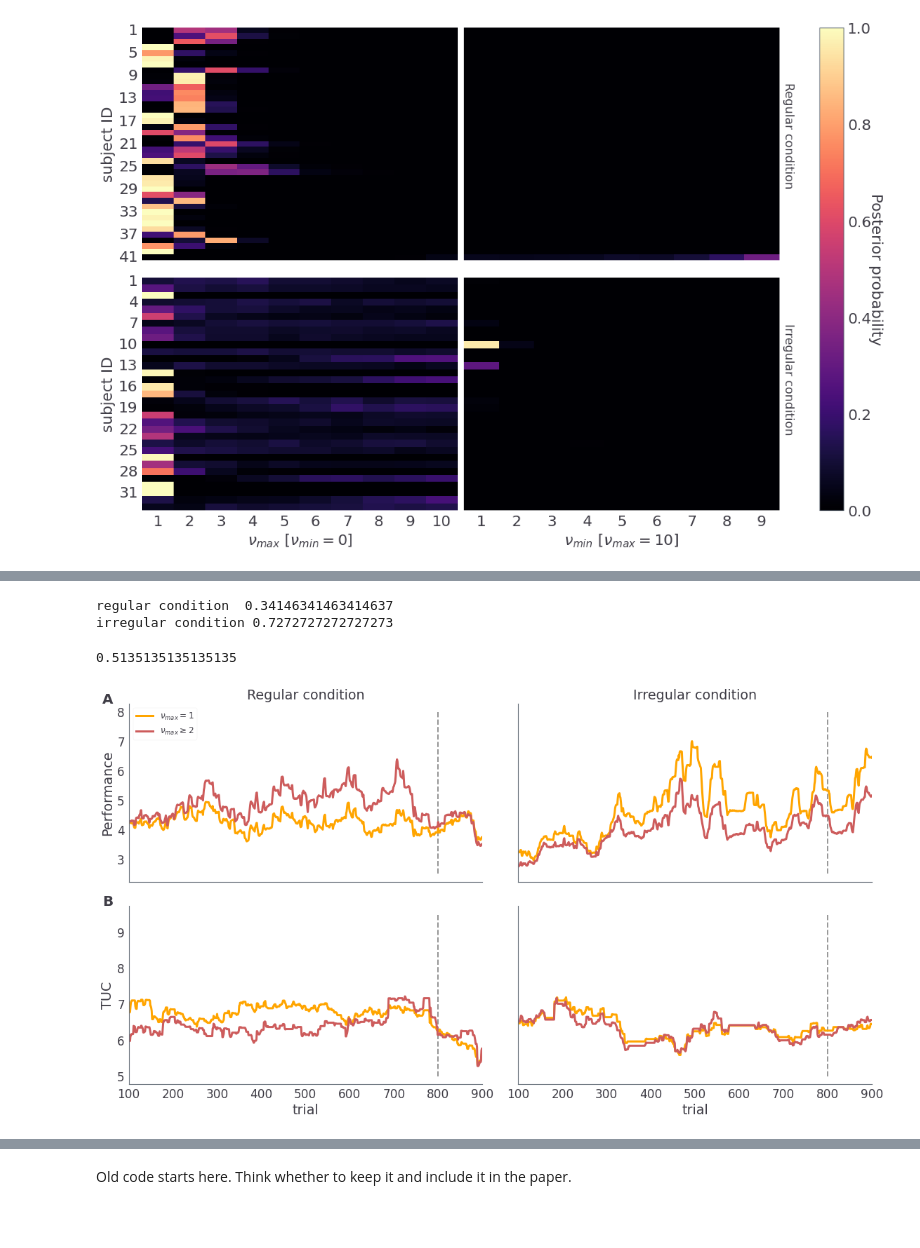
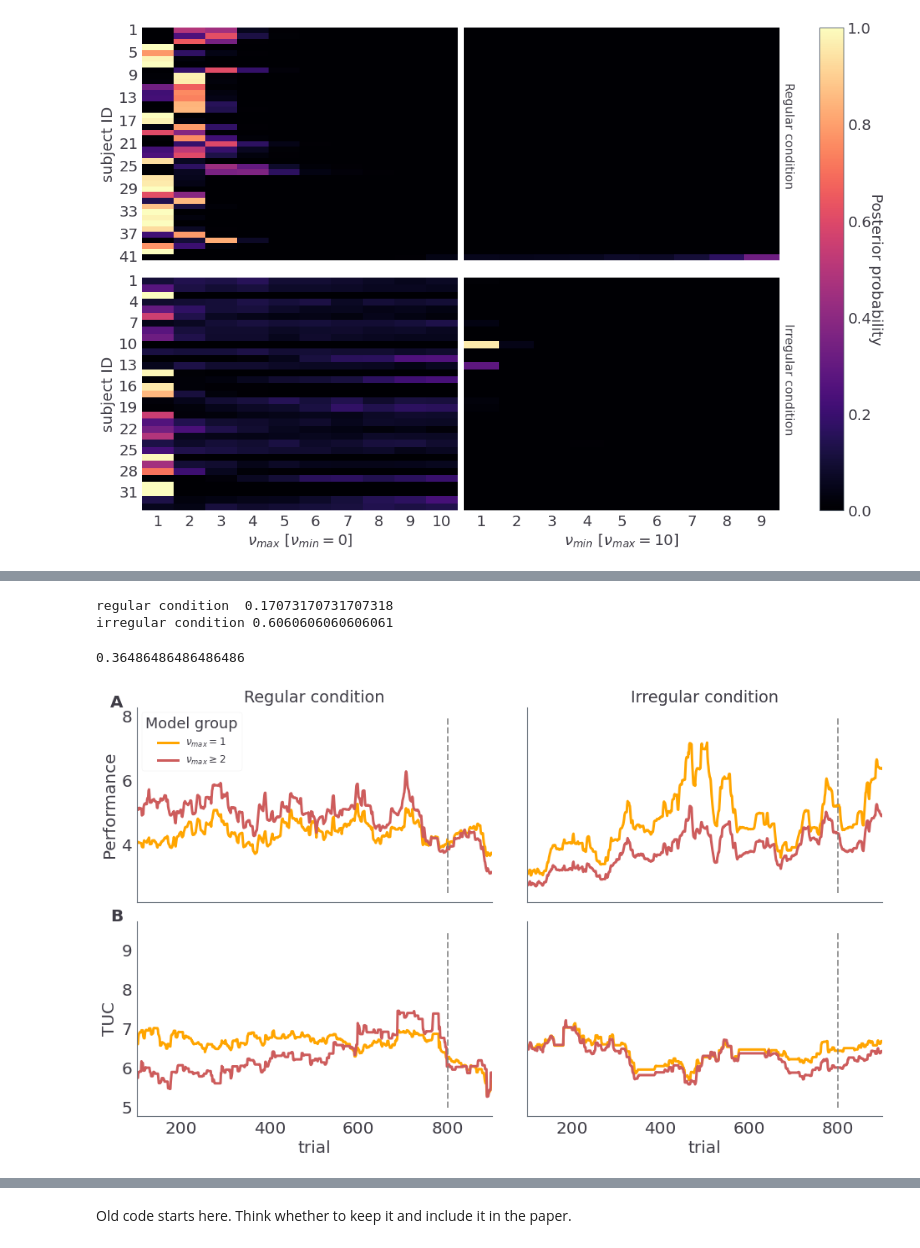
Before and after one commit to dimarkov/pybefit, a Jupyter notebook: examples/temporal_rev_learn/plot_behavioural_data.ipynb, the cells around one changed output, grey strips where cells are left out. Drawn from its saved outputs; the diff is of its cells as text; code cells hidden in the pictures; blank space fills up the shorter version.

```diff
--- a/examples/temporal_rev_learn/plot_behavioural_data.ipynb
+++ b/examples/temporal_rev_learn/plot_behavioural_data.ipynb
@@ -186,14 +177,0 @@ fig.savefig('Fig3.pdf', transparent=True, dpi=300)
-# %%
-import glob
-waics = {}
-samples = {}
-for filename in sorted(glob.glob('fit_waic_sample/fit_waic_sample_minf*.*')):
-    fits = np.load(filename, allow_pickle=True)
-    m = int(filename.split('_')[-1].split('.')[0].split('f')[-1])
-    print(m, filename)
-    waics[m] = fits['waic']
-    samples[m] = fits['samples'].item()
-
-waic_array = np.zeros((len(waics), nsub))
-for m in sorted(waics.keys()):
-    waic_array[m-1] = waics[m]
@@ -220,4 +178,4 @@ for m in sorted(waics.keys()):
 # %%
-fits = np.load('fit_waic_sample/dynpref_fit_sample_mixture.npz', allow_pickle=True)
+fits = np.load('fit_waic_sample/fit_sample_mixture_gamma1_pref_0.npz', allow_pickle=True)
 samples_mixture = fits['samples'].item()
 # %%
@@ -338,22 +274,24 @@ cbar.ax.set_ylabel('Posterior probability', rotation=-90, labelpad=20);
 n_reg = np.sum(probs[cond[0]].argmax(-1) > 0)
 print('regular condition ', n_reg / ns_reg)
 
-n_irr = np.sum(probs_red[cond[1]].argmax(-1) > 0)
+n_irr = np.sum(probs[cond[1]].argmax(-1) > 0)
 print('irregular condition', n_irr / ns_irr)
 (n_reg + n_irr)/nsub
 # %% [output]
-regular condition  0.34146341463414637
-irregular condition 0.7272727272727273
+regular condition  0.17073170731707318
+irregular condition 0.6060606060606061
-0.5135135135135135
+0.36486486486486486
 # %%
-jtplot.style(theme='grade3', context='paper', fscale=1.6, grid=False)
+ws = 201
+locs1 = probs.argmax(-1) == 0
+locs2 = probs.argmax(-1) >= 1
 
-ws = 201
-locs1 = probs_red.argmax(-1) == 0
-locs2 = probs_red.argmax(-1) >= 1
-locs3 = probs_red.argmax(-1) == 2
+fig, axes = plt.subplots(2, 2, figsize=(16, 9), sharex=True, sharey='row',
+                         gridspec_kw={
+                            'wspace': 0.1,
+                            'hspace': 0.1
+                         })
 
-fig, axes = plt.subplots(2, 2, figsize=(16, 9), sharex=True, sharey='row')
 trials = np.arange(101, 901)
 
 states = []
@@ -368,6 +306,8 @@ tuc = trials_until_correct(np.nan_to_num(correct_choices_data).T, states, τ=3)
 rolling_tuc = running_mean(tuc, ws=ws)
 rolling_perf = performance(correct_choices_data, ws=ws)
 
+##############################################################################################
+
 regs = cond[0]
 irrs = cond[1]
 rp1 = rolling_perf[regs][locs1[regs], :].T
@@ -375,59 +315,49 @@ axes[0, 0].plot(trials, rp1.mean(-1), color='orange', lw=3, label=r'$\nu_{max}=1
 
 rp11 = rolling_perf[regs][locs2[regs], :].T
 axes[0, 0].plot(trials, rp11.mean(-1), color='indianred', lw=3, label=r'$\nu_{max}\geq 2$');
-
-# rp12 = rolling_perf[regs][locs3[regs], :].T
-# axes[0, 0].plot(trials, rp12.mean(-1), color='c', lw=3, label=r'$\nu_{min}\geq 1$');
+##############################################################################################
 
 rp2 = rolling_perf[irrs][locs1[irrs], :].T
 axes[0, 1].plot(trials, rp2.mean(-1), color='orange', lw=3, label=r'$\nu_{max}=1$');
 
 rp21 = rolling_perf[irrs][locs2[irrs], :].T
 axes[0, 1].plot(trials, rp21.mean(-1), color='indianred', lw=3, label=r'$\nu_{max}\geq 2$');
-
-# rp22 = rolling_perf[irrs][locs3[irrs], :].T
-# axes[0, 1].plot(trials, rp22.mean(-1), color='c', lw=3, label=r'$\nu_{min}\geq 1$');
+##############################################################################################
 
 rl1 = rolling_tuc[regs][locs1[regs], :].T
 axes[1, 0].plot(trials, rl1.mean(-1), color='orange', lw=3, label=r'$\nu_{max}=1$');
 
 rl11 = rolling_tuc[regs][locs2[regs], :].T
 axes[1, 0].plot(trials, rl11.mean(-1), color='indianred', lw=3, label=r'$\nu_{max}\geq 2$');
-
-# rl12 = rolling_tuc[regs][locs3[regs], :].T
-# axes[1, 0].plot(trials, rl12.mean(-1), color='c', lw=3, label=r'$\nu_{max}>1$');
+##############################################################################################
 
 rl2 = rolling_tuc[irrs][locs1[irrs], :].T
 axes[1, 1].plot(trials, rl2.mean(-1), color='orange', lw=3, label=r'$\nu_{max}=1$');
 
 rl21 = rolling_tuc[irrs][locs2[irrs], :].T
 axes[1, 1].plot(trials, rl21.mean(-1), color='indianred', lw=3, label=r'$\nu_{max}\qeg 2$');
-
-# rl22 = rolling_tuc[irrs][locs3[irrs], :].T
-# axes[1, 1].plot(trials, rl22.mean(-1), color='c', lw=3, label=r'$\nu_{max}>1$');
+##############################################################################################
 
 for i in range(2):
     axes[0, i].vlines(800, 2.5, 8, color='gray', linestyle='--', lw=2, alpha=.8)
     axes[1, i].vlines(800, 5, 9.5, color='gray', linestyle='--', lw=2, alpha=.8)
 
-# axes[0, 1].legend(loc=2, title='Model');
-axes[0, 0].legend(loc=2, fontsize=12)
+axes[0, 0].legend(loc=2, title='Model group', fontsize=12)
 
 axes[0, 0].set_ylabel('Performance');
 axes[1, 0].set_ylabel('TUC');
 axes[0, 0].set_title('Regular condition')
 axes[0, 1].set_title('Irregular condition')
 axes[1, 0].set_xlabel('trial')
 axes[1, 1].set_xlabel('trial')
 axes[1, 1].set_xlim([100, 900])
 
 for i in range(2):
     axes[i, 0].text(-.075, 1., string.ascii_uppercase[i], transform=axes[i, 0].transAxes, size=20, weight='bold')
 
-fig.tight_layout()
 sns.despine(fig)
 # fig.savefig('Fig8.pdf', transparent=True, dpi=300)
 # %% [output]
-[figure, old version]
+[figure, new version]
 # %%
 from matplotlib.colors import ListedColormap
```
Also changed, not shown: parts of 9 cells of this notebook, 7 other files.
